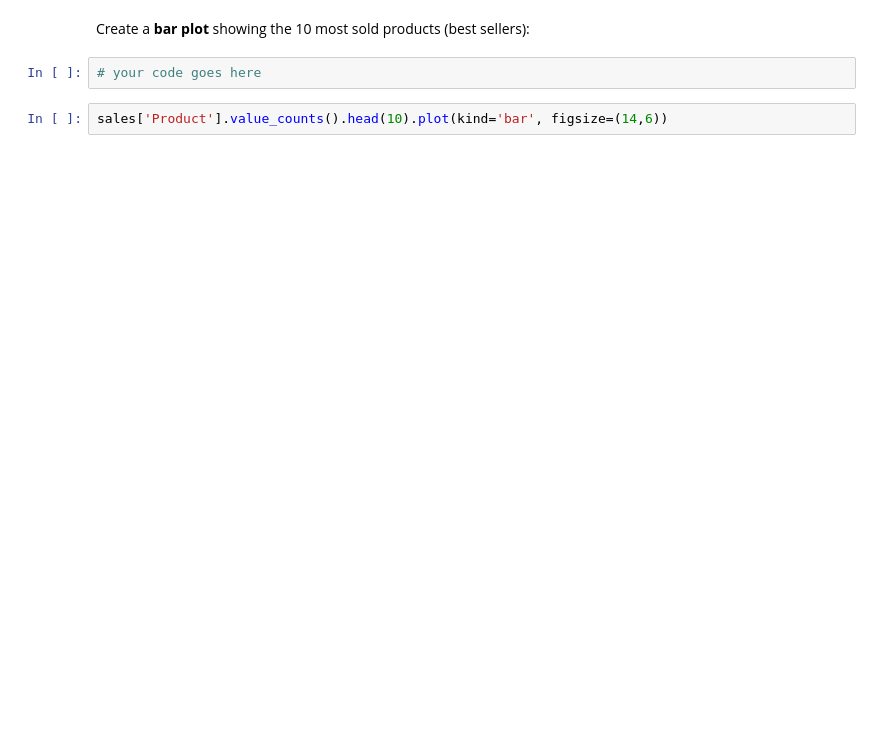
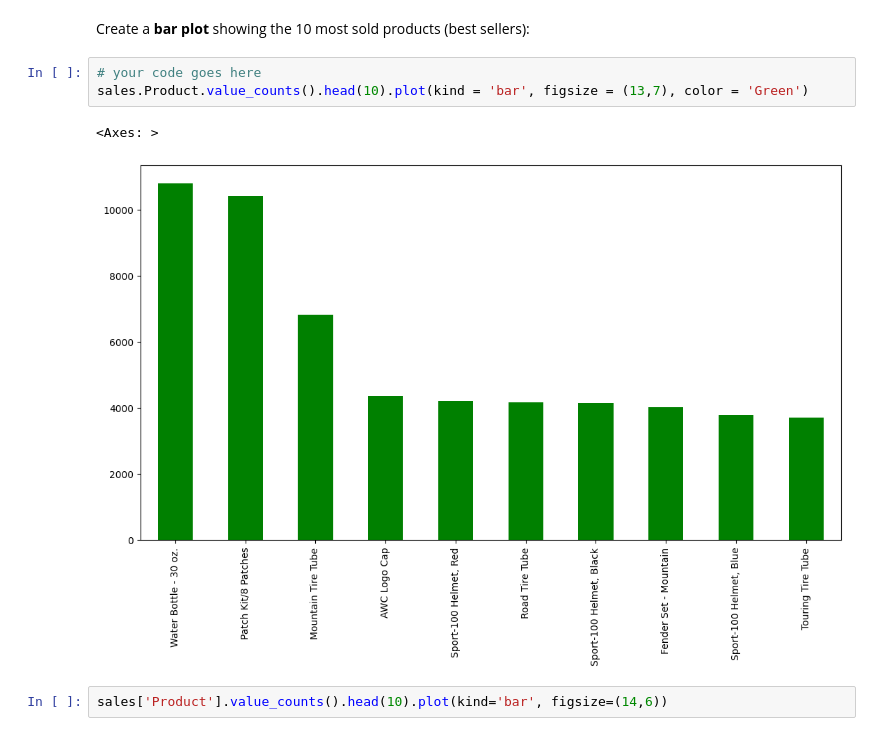
Before and after one commit to nila-novita/FreeCodeCamp-Pandas-Real-Life-Example, a Jupyter notebook: Exercises_1.ipynb, the cells around one changed output. Drawn from its saved outputs; the diff is of its cells as text; blank space fills up the shorter version.

```diff
--- a/Exercises_1.ipynb
+++ b/Exercises_1.ipynb
@@ -194,7 +248,11 @@ sales['Product'].unique()
 # %% [markdown]
 Create a **bar plot** showing the 10 most sold products (best sellers):
-# %%
-# your code goes here
+# %%
+# your code goes here
+sales.Product.value_counts().head(10).plot(kind = 'bar', figsize = (13,7), color = 'Green')
+# %% [output]
+<Axes: >
+[figure, added]
 # %%
 sales['Product'].value_counts().head(10).plot(kind='bar', figsize=(14,6))
 # %% [markdown]
```
Also changed, not shown: parts of 12 cells of this notebook.
